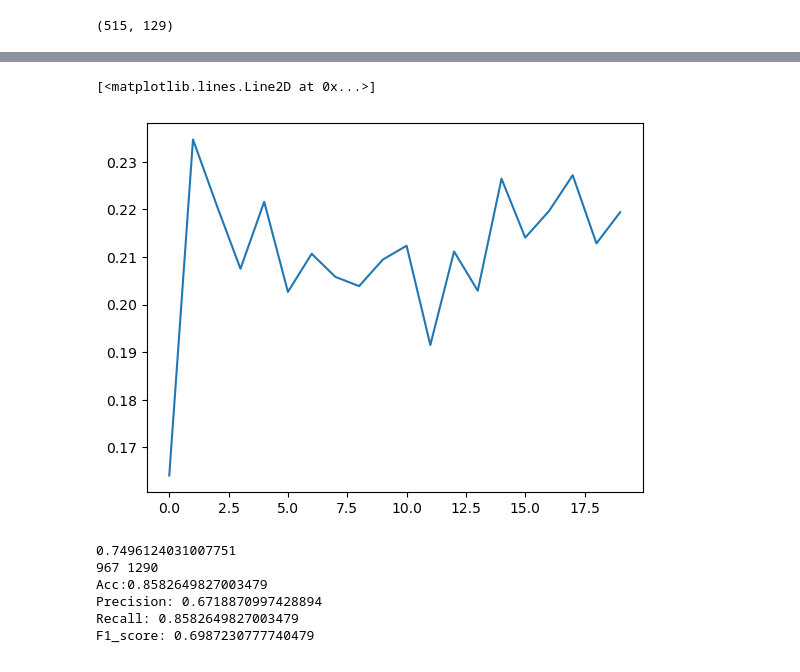
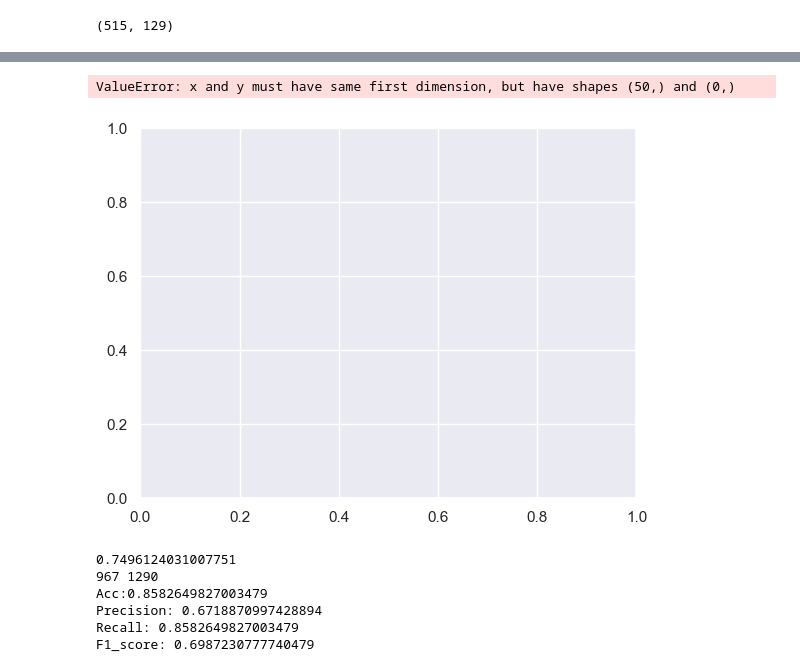
Before and after one commit to Sesha130795/COVID_PneumoniaDetection, a Jupyter notebook: Notebook.ipynb, the cells around one changed output, grey strips where cells are left out. Cells and saved outputs as stored; diff of their text form; code cells hidden in the pictures.

```diff
--- a/Notebook.ipynb
+++ b/Notebook.ipynb
@@ -279,9 +271,11 @@ True
 True
 True
 # %%
-epochs = 20
-criterion = torch.nn.CrossEntropyLoss()
-num_layers = len(list(new_model.parameters()))
+
+# num_layers = len(list(new_model.parameters()))
+new_model = ResNet(1,3, [0,-6,-5,-4,-3,-2,-1])
+new_model;
+device = ['cuda:0' if torch.cuda.is_available() == True else 'cpu']
 
 def optimizer_model_parameters(model, *layers):
     param = []
@@ -289,15 +283,17 @@ def optimizer_model_parameters(model, *layers):
         param.append(list(model.parameters())[i])
     return param
 
-model_parameters = optimizer_model_parameters(new_model, 0,-5,-4,-3,-2,-1)
-optimizer = torch.optim.SGD(model_parameters,lr=0.001, momentum=0.9, weight_decay=0.1)
-
+epochs = 50
+model_parameters = optimizer_model_parameters(new_model, 0,-6,-5,-4,-3,-2,-1)
+optimizer = torch.optim.SGD(model_parameters,lr=0.1, momentum=0.9)
+criterion = torch.nn.CrossEntropyLoss()
+lr_scheduler = torch.optim.lr_scheduler.StepLR(optimizer, step_size = 10,gamma = 0.1)
 train_losses=[]
 val_losses = []
 Train_Accuracy= []
 Val_Accuracy = []
 Train_Loss_Epoch = []
-device = ['cuda:0' if torch.cuda.is_available() == True else 'cpu']
+
 new_model = new_model.to(device[0])
 
 # print(len(train_parameters_layers))
@@ -328,7 +314,7 @@ for e in tqdm(range(epochs)):
 
     train_batch_corr = 0
     print('**************************Training Results*********************************')
-    for b, (X_train, y_train) in tqdm(enumerate(train_loader)):
+    for b, (X_train, y_train) in tqdm(enumerate(train_loader), total = len(train_loader)):
 
         pred = new_model(X_train.float().to(device[0]))
         loss= criterion(pred.cpu(), y_train)
@@ -339,8 +325,8 @@ for e in tqdm(range(epochs)):
         if b % 200 ==0:
             print(f'Epoch,batch: {e,b} Loss:{loss.item()} Accuracy: {train_batch_corr/((b+1)*len(y_train))}')
 
-
-    Train_Accuracy.append(train_batch_corr/((b+1)* len(y_train)))
+    lr_scheduler.step()
+    Train_Accuracy.append(train_batch_corr/((b+1)* len(train_loader)))
     train_losses.append(loss.item())
 
     print('**************************Validation Results*********************************')
@@ -348,7 +334,7 @@ for e in tqdm(range(epochs)):
         val_batch_corr = 0
         val_loss = 0
 
-        for b_t, (X_test, y_test) in tqdm(enumerate(val_loader)):
+        for b_t, (X_test, y_test) in tqdm(enumerate(val_loader), total = len(val_loader)):
 
             val_pred = new_model(X_test.float().to(device[0]))
             vloss= criterion(val_pred.cpu(), y_test)
@@ -357,8 +343,8 @@ for e in tqdm(range(epochs)):
             if b_t % 50 ==0:
 
                 print(f'Epoch,batch: {e,b_t} Loss:{vloss.item()} Accuracy: {val_batch_corr/((b_t+1)*len(y_test))}')
-
-    Val_Accuracy.append(val_batch_corr/((b+1)*len(y_test)))
-    plt.plot(range(e+1), Train_Accuracy)
-    plt.plot(range(e+1), Val_Accuracy)
-    plt.show()
+    val_losses.append(vloss.item())
+    Val_Accuracy.append(val_batch_corr/((b+1)*len(val_loader)))
+    # plt.plot(range(e+1), Train_Accuracy)
+    # plt.plot(range(e+1), Val_Accuracy)
+    # plt.show()
@@ -371,7 +364,9 @@ with open('Shuffled_model_5_layers_Metrics.txt', 'w') as f:
 # %%
-plt.plot(range(epochs), Val_Accuracy)
+plt.plot(range(epochs), train_losses)
+plt.plot(range(epochs), val_losses)
+# plt.legend()
 # %% [output]
-[<matplotlib.lines.Line2D at 0x...>]
+ValueError: x and y must have same first dimension, but have shapes (50,) and (0,)
-[figure, old version]
+[figure, new version]
 # %%
 # test_loader = torch.utils.data.DataLoader(dataset = val_data, shuffle = False, batch_size=10)
```
Also changed, not shown: parts of 18 cells of this notebook.
